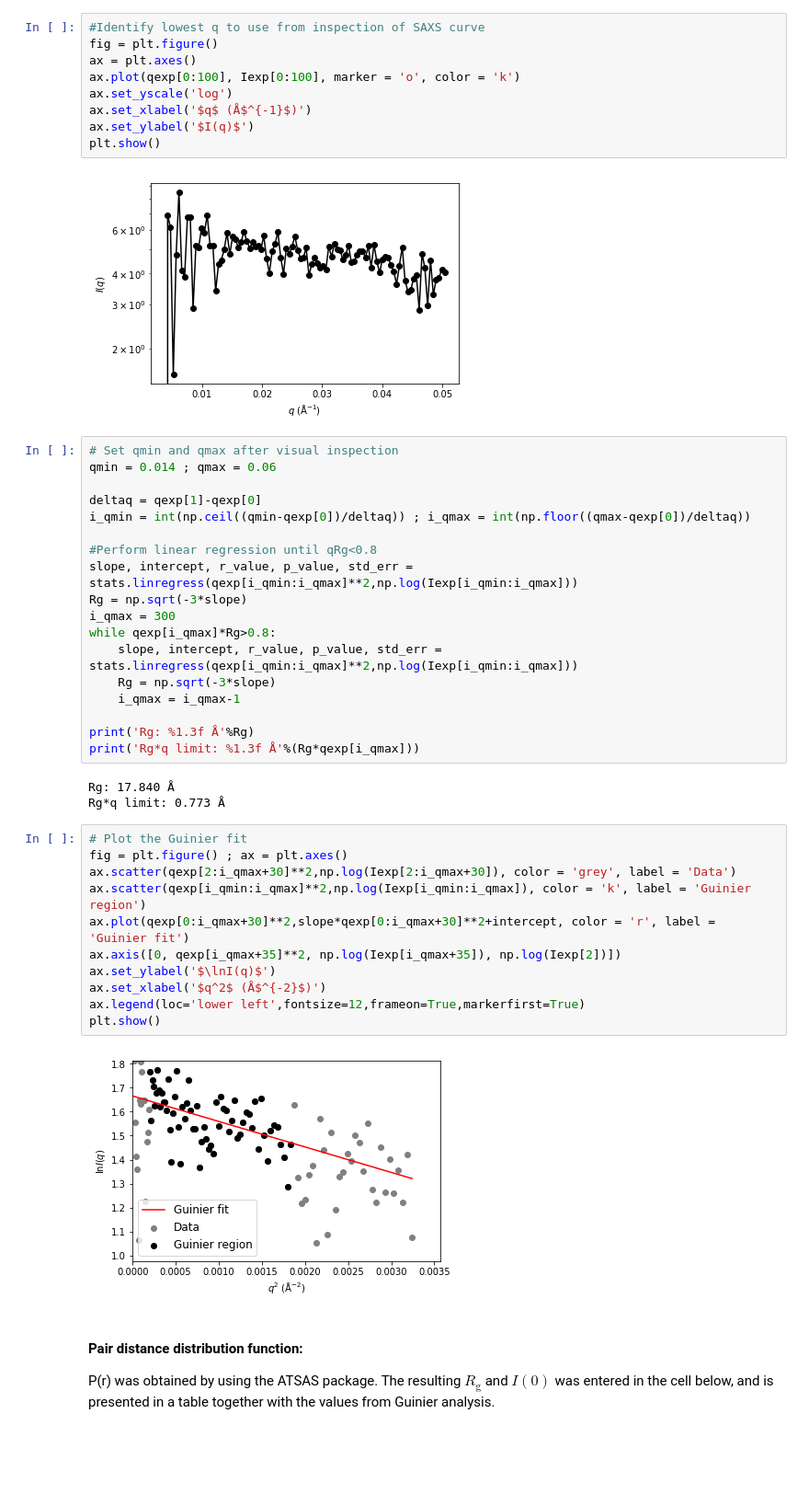
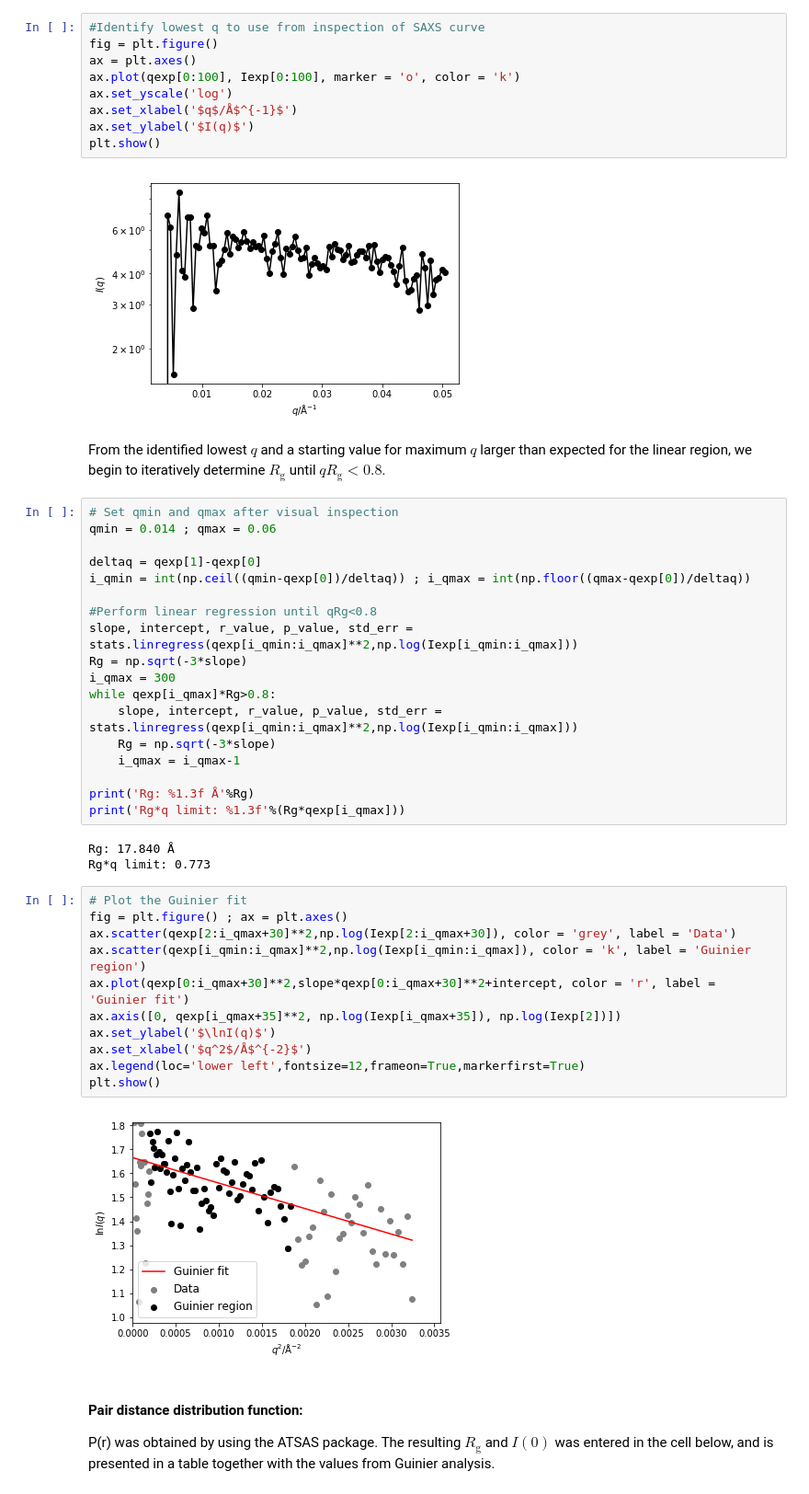
Before and after one commit to teokem/project-work-erieloff, a Jupyter notebook: SAXS-analysis.ipynb, the cells around one changed output. Shown: that part at 92% size. Saved outputs shown, nothing was run; the diff lists cells and outputs as text; blank space fills up the shorter version.

Commit message:
Improved documentation of notebook
More Markdown documentation added to better explain what is done
in the notebook.
Changed notation for units in tables and figures.

```diff
--- a/SAXS-analysis.ipynb
+++ b/SAXS-analysis.ipynb
@@ -44,11 +50,13 @@ fig = plt.figure()
 ax = plt.axes()
 ax.plot(qexp[0:100], Iexp[0:100], marker = 'o', color = 'k')
 ax.set_yscale('log')
-ax.set_xlabel('$q$ (Å$^{-1}$)')
+ax.set_xlabel('$q$/Å$^{-1}$')
 ax.set_ylabel('$I(q)$')
 plt.show()
 # %% [output]
 [figure]
+# %% [markdown]
+From the identified lowest $q$ and a starting value for maximum $q$ larger than expected for the linear region, we begin to iteratively determine $R_\mathrm{g}$ until $qR_\mathrm{g}<0.8$.
 # %%
 # Set qmin and qmax after visual inspection
 qmin = 0.014 ; qmax = 0.06
@@ -66,23 +74,23 @@ while qexp[i_qmax]*Rg>0.8:
     i_qmax = i_qmax-1
 
 print('Rg: %1.3f Å'%Rg)
-print('Rg*q limit: %1.3f Å'%(Rg*qexp[i_qmax]))
+print('Rg*q limit: %1.3f'%(Rg*qexp[i_qmax]))
 # %% [output]
 Rg: 17.840 Å
-Rg*q limit: 0.773 Å
+Rg*q limit: 0.773
 # %%
 # Plot the Guinier fit
 fig = plt.figure() ; ax = plt.axes()
 ax.scatter(qexp[2:i_qmax+30]**2,np.log(Iexp[2:i_qmax+30]), color = 'grey', label = 'Data')
 ax.scatter(qexp[i_qmin:i_qmax]**2,np.log(Iexp[i_qmin:i_qmax]), color = 'k', label = 'Guinier region')
 ax.plot(qexp[0:i_qmax+30]**2,slope*qexp[0:i_qmax+30]**2+intercept, color = 'r', label = 'Guinier fit')
 ax.axis([0, qexp[i_qmax+35]**2, np.log(Iexp[i_qmax+35]), np.log(Iexp[2])])
 ax.set_ylabel('$\lnI(q)$')
-ax.set_xlabel('$q^2$ (Å$^{-2}$)')
+ax.set_xlabel('$q^2$/Å$^{-2}$')
 ax.legend(loc='lower left',fontsize=12,frameon=True,markerfirst=True)
 plt.show()
 # %% [output]
-[figure, old version]
+[figure, new version]
 # %% [markdown]
 #### Pair distance distribution function:
 P(r) was obtained by using the ATSAS package. The resulting $R_\mathrm{g}$ and $I(0)$ was entered in the cell below, and is presented in a table together with the values from Guinier analysis.
```
Also changed, not shown: parts of 18 cells of this notebook.
